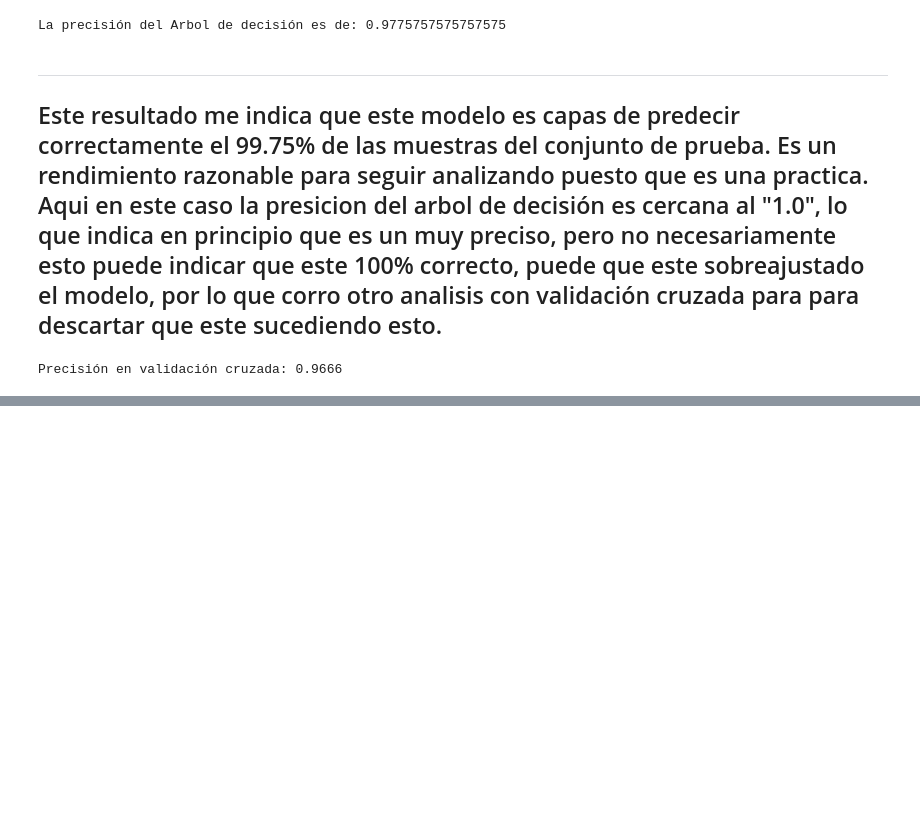
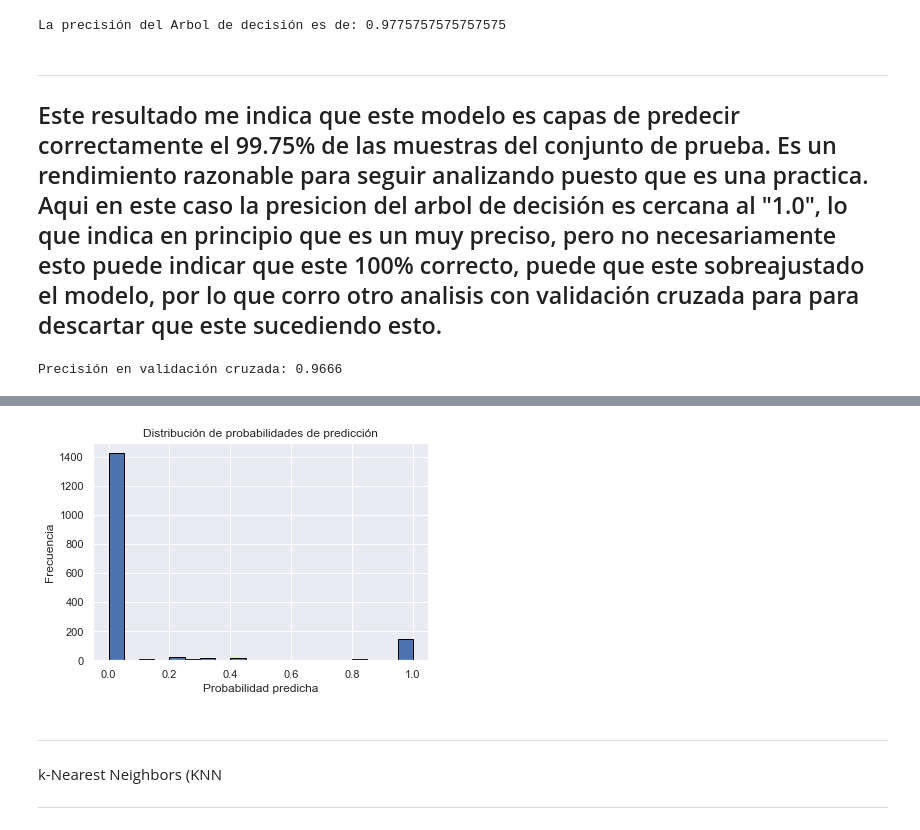
Before and after one commit to NestorDiazDataSC/Analisis_de_Datos, a Jupyter notebook: Bank_Personal_Loan/Bank_Personal_Loan.ipynb, the cells around one changed output, grey strips where cells are left out. Drawn from its saved outputs; the diff is of its cells as text; code cells hidden in the pictures; blank space fills up the shorter version.

```diff
--- a/Bank_Personal_Loan/Bank_Personal_Loan.ipynb
+++ b/Bank_Personal_Loan/Bank_Personal_Loan.ipynb
@@ -414,0 +444,15 @@ print(classifier.predict_proba([[60, 35, 2018, 1, 2, 0, 0, 0, 0, 0, 1]]))
+# %%
+plt.hist(y_prob, bins=20, edgecolor="black")
+plt.xlabel("Probabilidad predicha")
+plt.ylabel("Frecuencia")
+plt.title("Distribución de probabilidades de predicción")
+plt.show()
+
+# Si hay muchas predicciones en el valor 0,5 el modelo seria incierto.
+# %% [output]
+[figure, added]
+# %% [markdown]
+---
+k-Nearest Neighbors (KNN
+
+---
```
Also changed, not shown: parts of 45 cells of this notebook.
